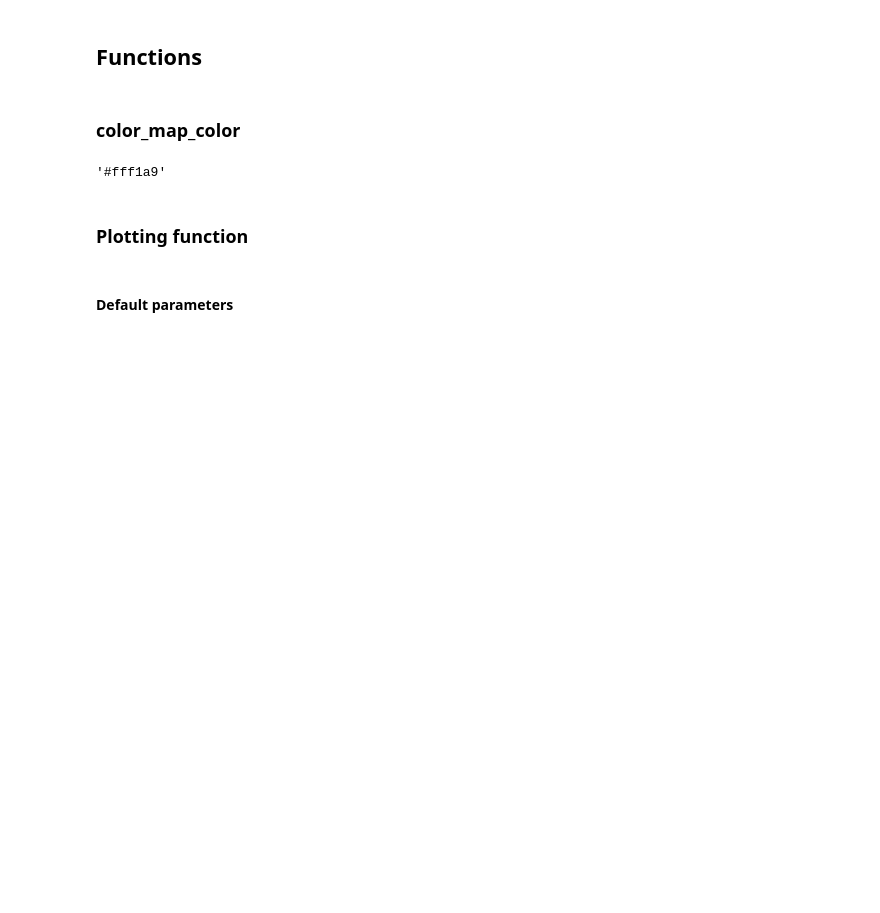
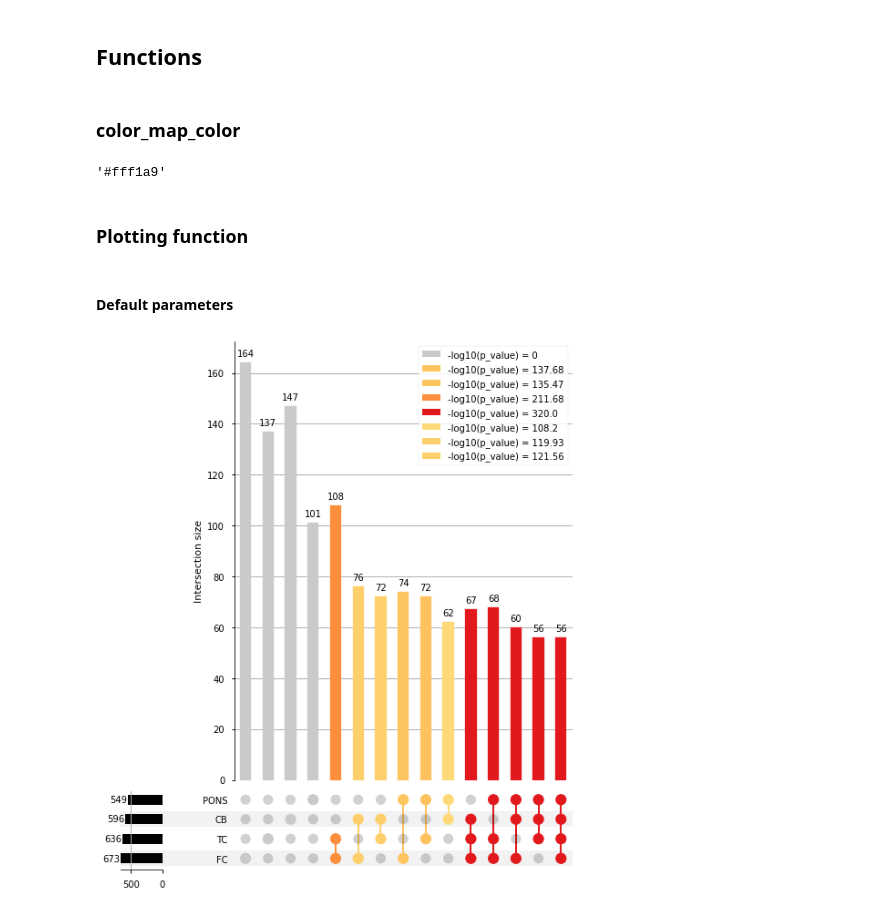
Before and after one commit to theislab/superexacttestpy, a Jupyter notebook: notebooks/06_plot.ipynb, the cells around one changed output. Saved outputs shown, nothing was run; the diff lists cells and outputs as text; code cells hidden in the pictures; blank space fills up the shorter version.

```diff
--- a/notebooks/06_plot.ipynb
+++ b/notebooks/06_plot.ipynb
@@ -35,3 +33,7 @@ stest.pl.color_map_color(10,cmap_name='YlOrRd',vmin=0,vmax=100)
 ### Plotting function
 # %% [markdown]
 #### Default parameters
+# %%
+tmp = stest.pl.plot(data,total,data_name)
+# %% [output]
+[figure, added]
```
Also changed, not shown: parts of 19 cells of this notebook.
